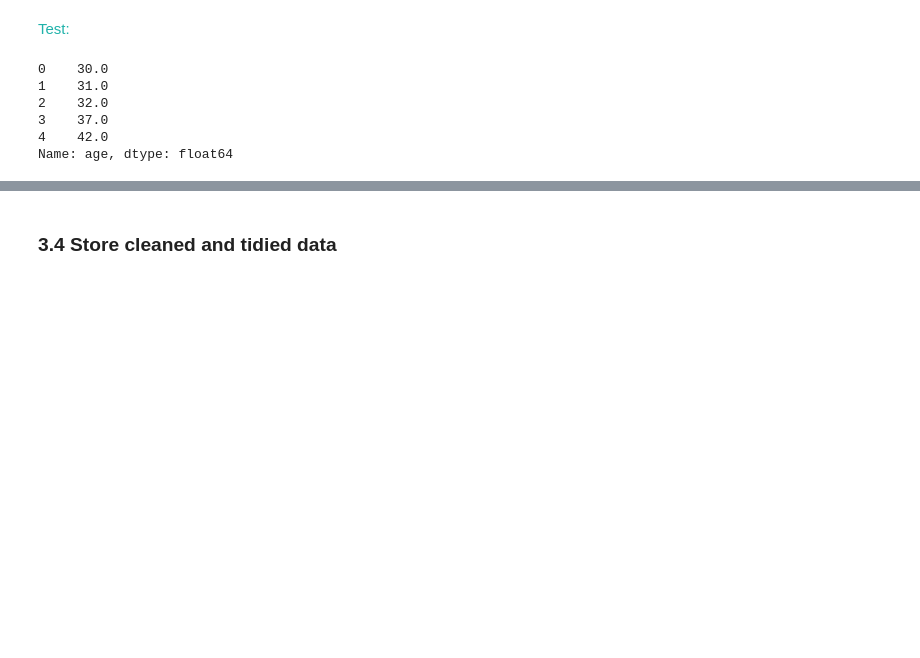
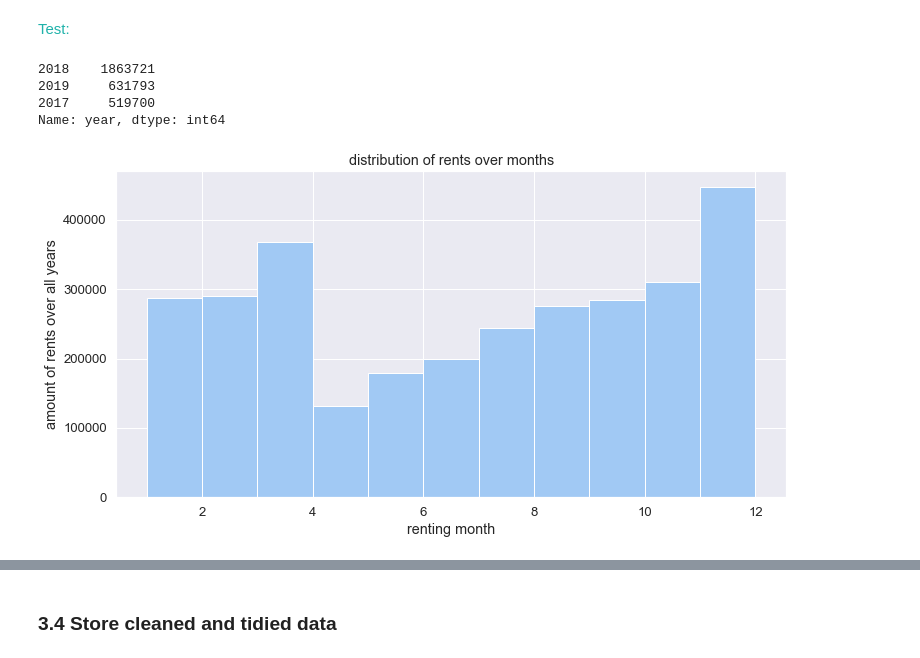
Before and after one commit to resa89/DataAnalystND, a Jupyter notebook: 07_CommunicatingDataFindings/wrangle_act.ipynb, the cells around one changed output, grey strips where cells are left out. Cells and saved outputs as stored; diff of their text form; code cells hidden in the pictures; blank space fills up the shorter version.

```diff
--- a/07_CommunicatingDataFindings/wrangle_act.ipynb
+++ b/07_CommunicatingDataFindings/wrangle_act.ipynb
@@ -619,11 +625,19 @@ member_df['age'] = pd.to_datetime(rent_df['start_time']).dt.year - member_df['me
 # %% [markdown]
 <span style="color:LightSeaGreen">Test:</span>
-# %%
-member_df['age'].head()
-# %% [output]
-0    30.0
-1    31.0
-2    32.0
-3    37.0
-4    42.0
-Name: age, dtype: float64
+# %%
+rent_clean['year'].value_counts()
+# %% [output]
+2018    1863721
+2019     631793
+2017     519700
+Name: year, dtype: int64
+# %%
+bins = np.arange(rent_clean['month'].min(), rent_clean['month'].max()+1, 1)
+plt.hist(rent_clean['month'], bins = bins)
+plt.xlabel("renting month")
+#plt.xlim(1880, 1950)
+plt.ylabel('amount of rents over all years')
+#plt.ylim(0, 1500)
+plt.title('distribution of rents over months');
+# %% [output]
+[figure, added]
```
Also changed, not shown: parts of 40 cells of this notebook.
